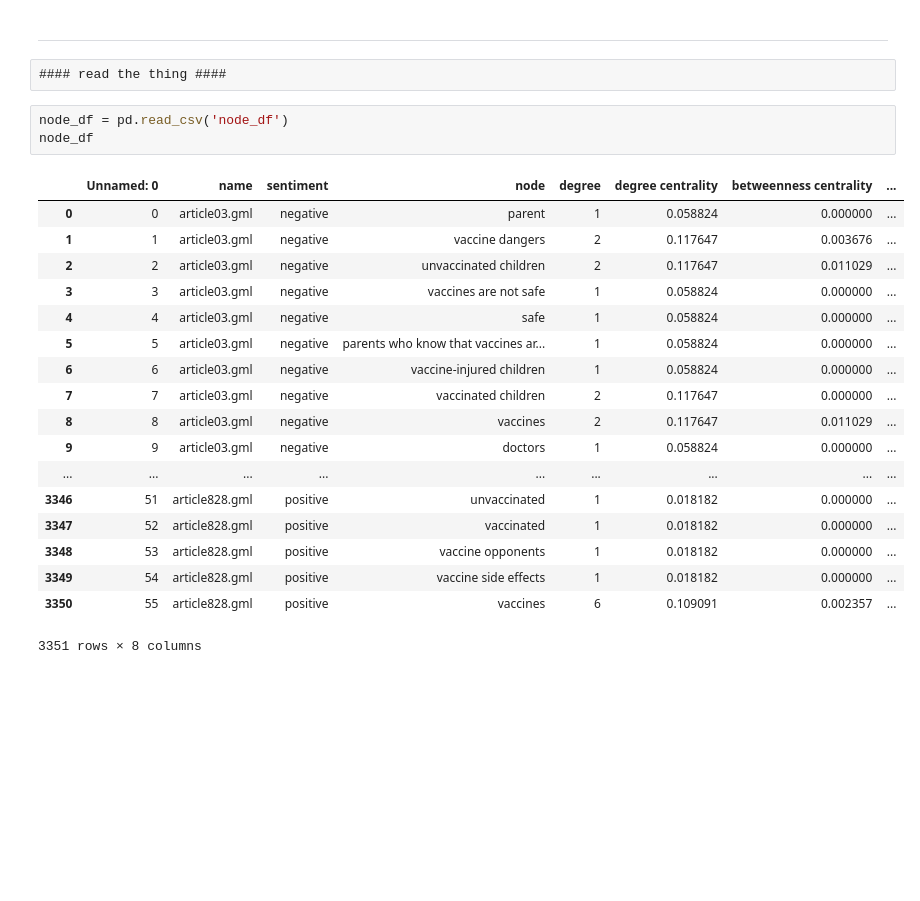
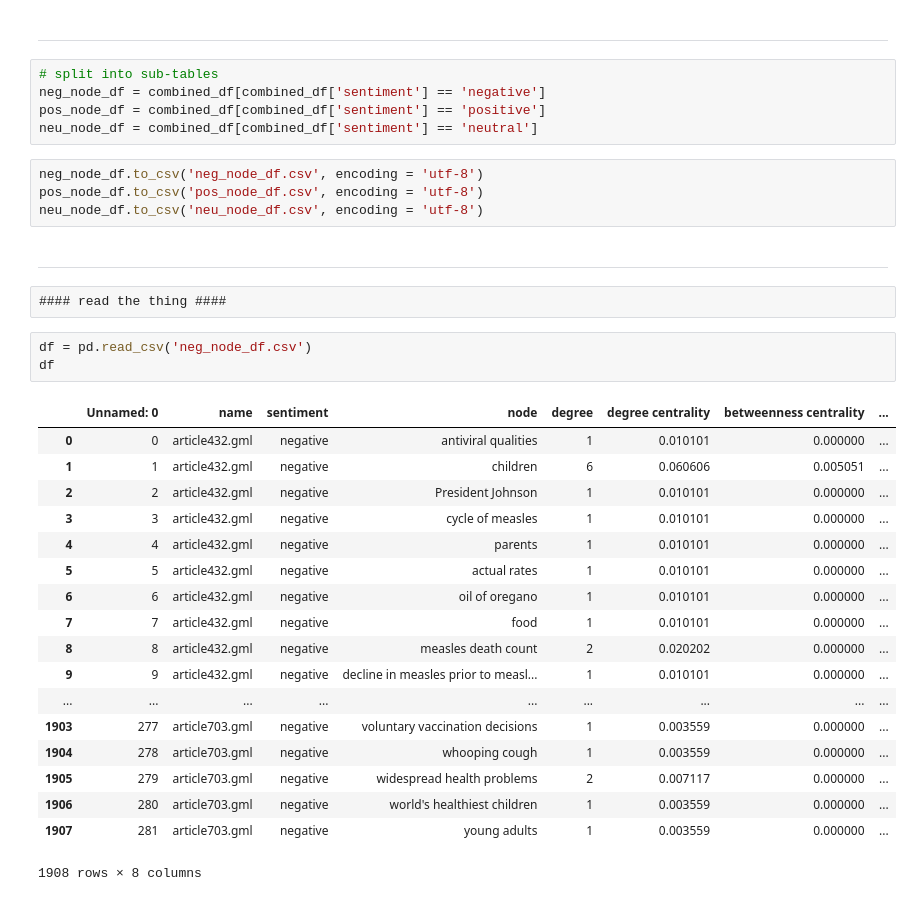
Before and after one commit to gloriakang/vax-sentiment, a Jupyter notebook: jupyter_nbs/2_node_df.ipynb, the cells around one changed output. Drawn from its saved outputs; the diff is of its cells as text; blank space fills up the shorter version.

```diff
--- a/jupyter_nbs/2_node_df.ipynb
+++ b/jupyter_nbs/2_node_df.ipynb
@@ -152,27 +152,38 @@ combined_df
 combined_df.to_csv('node_df', encoding = 'utf-8')
 # %% [markdown]
 - - -
+# %%
+# split into sub-tables
+neg_node_df = combined_df[combined_df['sentiment'] == 'negative']
+pos_node_df = combined_df[combined_df['sentiment'] == 'positive']
+neu_node_df = combined_df[combined_df['sentiment'] == 'neutral']
+# %%
+neg_node_df.to_csv('neg_node_df.csv', encoding = 'utf-8')
+pos_node_df.to_csv('pos_node_df.csv', encoding = 'utf-8')
+neu_node_df.to_csv('neu_node_df.csv', encoding = 'utf-8')
+# %% [markdown]
+- - -
 # %% [raw]
 #### read the thing ####
-# %%
-node_df = pd.read_csv('node_df')
-node_df
-# %% [output]
-|  | Unnamed: 0 | name | sentiment | node | degree | degree centrality | betweenness centrality | ... |
-| 0 | 0 | article03.gml | negative | parent | 1 | 0.058824 | 0.000000 | ... |
-| 1 | 1 | article03.gml | negative | vaccine dangers | 2 | 0.117647 | 0.003676 | ... |
-| 2 | 2 | article03.gml | negative | unvaccinated children | 2 | 0.117647 | 0.011029 | ... |
-| 3 | 3 | article03.gml | negative | vaccines are not safe | 1 | 0.058824 | 0.000000 | ... |
-| 4 | 4 | article03.gml | negative | safe | 1 | 0.058824 | 0.000000 | ... |
-| 5 | 5 | article03.gml | negative | parents who know that vaccines ar... | 1 | 0.058824 | 0.000000 | ... |
-| 6 | 6 | article03.gml | negative | vaccine-injured children | 1 | 0.058824 | 0.000000 | ... |
-| 7 | 7 | article03.gml | negative | vaccinated children | 2 | 0.117647 | 0.000000 | ... |
-| 8 | 8 | article03.gml | negative | vaccines | 2 | 0.117647 | 0.011029 | ... |
-| 9 | 9 | article03.gml | negative | doctors | 1 | 0.058824 | 0.000000 | ... |
-| ... | ... | ... | ... | ... | ... | ... | ... | ... |
-| 3346 | 51 | article828.gml | positive | unvaccinated | 1 | 0.018182 | 0.000000 | ... |
-| 3347 | 52 | article828.gml | positive | vaccinated | 1 | 0.018182 | 0.000000 | ... |
-| 3348 | 53 | article828.gml | positive | vaccine opponents | 1 | 0.018182 | 0.000000 | ... |
-| 3349 | 54 | article828.gml | positive | vaccine side effects | 1 | 0.018182 | 0.000000 | ... |
-| 3350 | 55 | article828.gml | positive | vaccines | 6 | 0.109091 | 0.002357 | ... |
-3351 rows × 8 columns
+# %%
+df = pd.read_csv('neg_node_df.csv')
+df
+# %% [output]
+|  | Unnamed: 0 | name | sentiment | node | degree | degree centrality | betweenness centrality | ... |
+| 0 | 0 | article432.gml | negative | antiviral qualities | 1 | 0.010101 | 0.000000 | ... |
+| 1 | 1 | article432.gml | negative | children | 6 | 0.060606 | 0.005051 | ... |
+| 2 | 2 | article432.gml | negative | President Johnson | 1 | 0.010101 | 0.000000 | ... |
+| 3 | 3 | article432.gml | negative | cycle of measles | 1 | 0.010101 | 0.000000 | ... |
+| 4 | 4 | article432.gml | negative | parents | 1 | 0.010101 | 0.000000 | ... |
+| 5 | 5 | article432.gml | negative | actual rates | 1 | 0.010101 | 0.000000 | ... |
+| 6 | 6 | article432.gml | negative | oil of oregano | 1 | 0.010101 | 0.000000 | ... |
+| 7 | 7 | article432.gml | negative | food | 1 | 0.010101 | 0.000000 | ... |
+| 8 | 8 | article432.gml | negative | measles death count | 2 | 0.020202 | 0.000000 | ... |
+| 9 | 9 | article432.gml | negative | decline in measles prior to measl... | 1 | 0.010101 | 0.000000 | ... |
+| ... | ... | ... | ... | ... | ... | ... | ... | ... |
+| 1903 | 277 | article703.gml | negative | voluntary vaccination decisions | 1 | 0.003559 | 0.000000 | ... |
+| 1904 | 278 | article703.gml | negative | whooping cough | 1 | 0.003559 | 0.000000 | ... |
+| 1905 | 279 | article703.gml | negative | widespread health problems | 2 | 0.007117 | 0.000000 | ... |
+| 1906 | 280 | article703.gml | negative | world's healthiest children | 1 | 0.003559 | 0.000000 | ... |
+| 1907 | 281 | article703.gml | negative | young adults | 1 | 0.003559 | 0.000000 | ... |
+1908 rows × 8 columns
```
Also changed, not shown: parts of 2 cells of this notebook, 18 other files.
